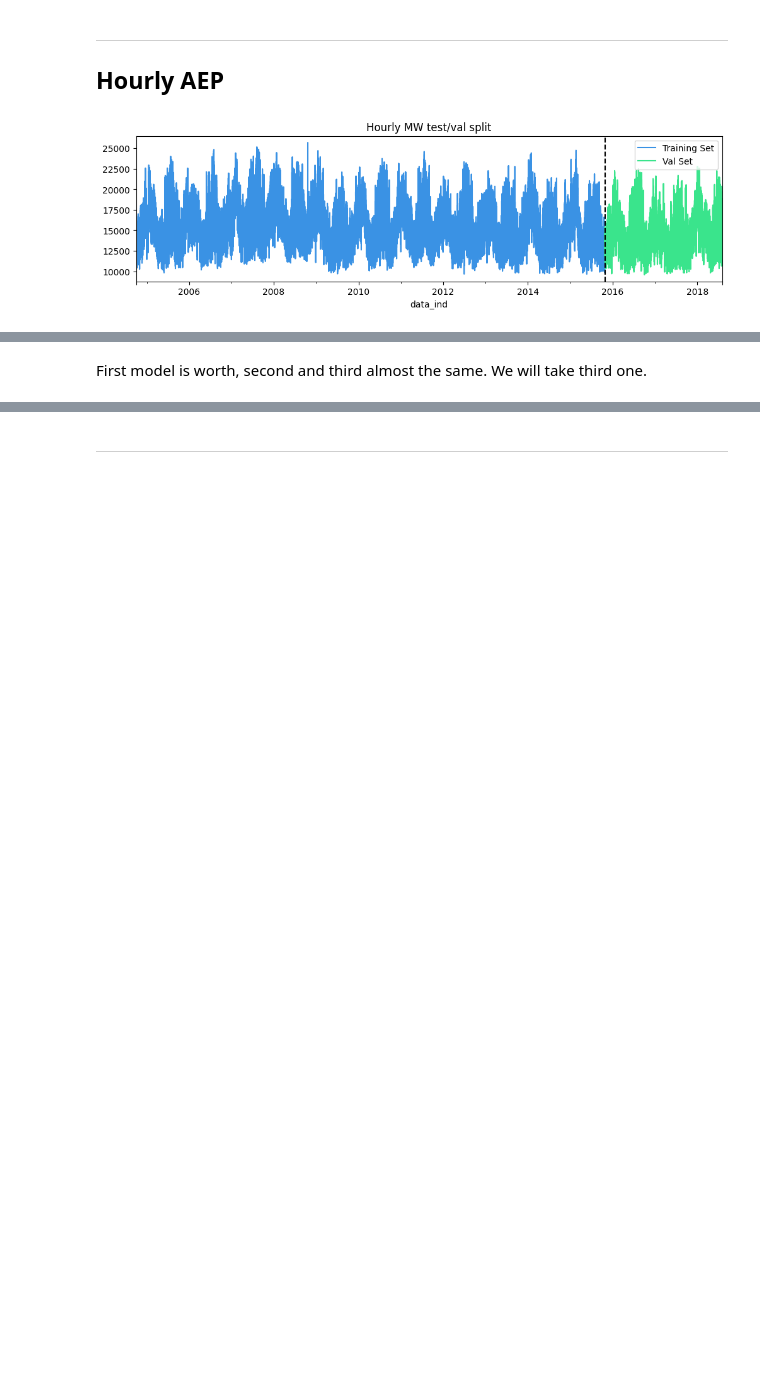
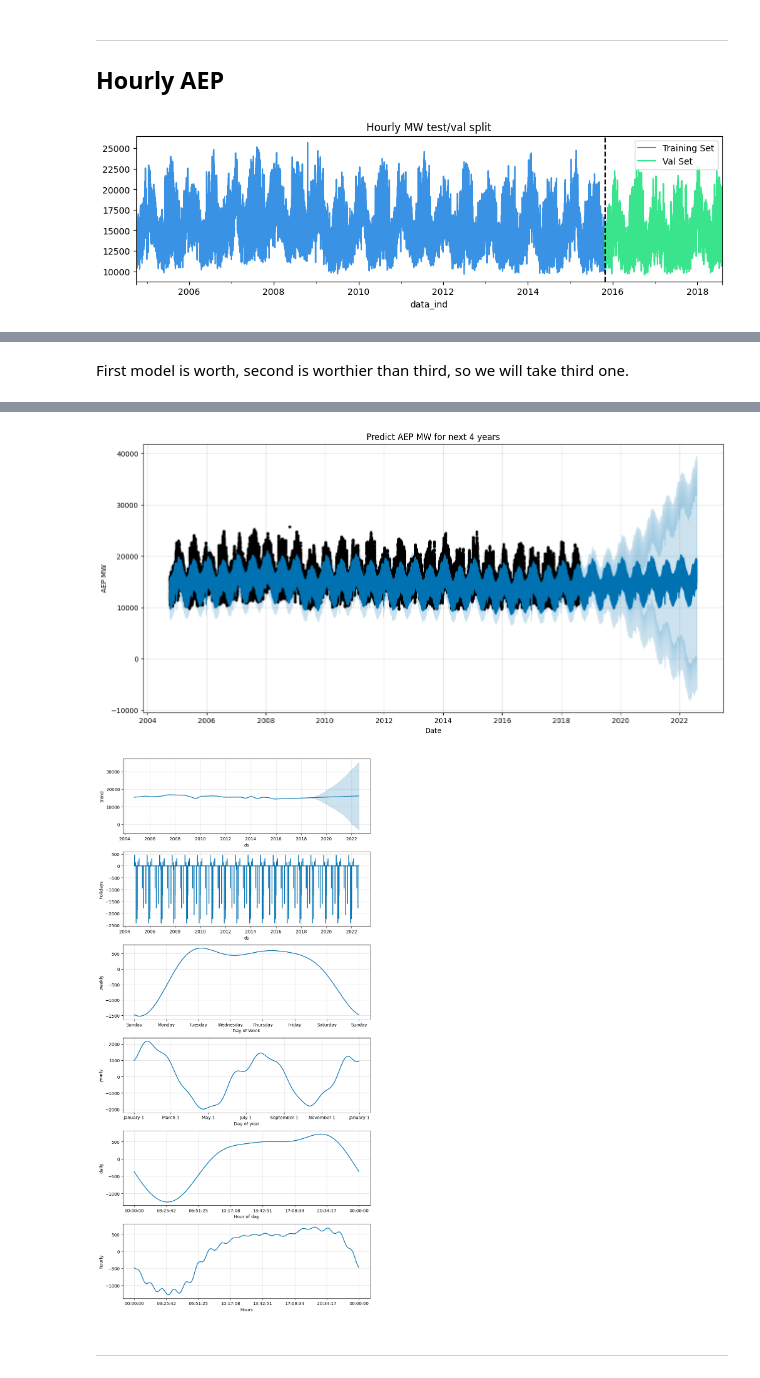
Before and after one commit to HannaHalka/Time-Series, a Jupyter notebook: Ass7/Assignment7.ipynb, the cells around one changed output, grey strips where cells are left out. Cells and saved outputs as stored; diff of their text form; code cells hidden in the pictures; blank space fills up the shorter version.

```diff
--- a/Ass7/Assignment7.ipynb
+++ b/Ass7/Assignment7.ipynb
@@ -243,7 +241,7 @@ pred_plot(val_aep['ds'], val_aep['y'], pred, title="Third seasonal model for MW"
 # %% [markdown]
-First model is worth, second and third almost the same. We will take third one.
+First model is worth, second is worthier than third, so we will take third one.
 # %%
 model, pred = build_model(train_aep, val_aep, holiday=True, season=True,
                           s_name='hourly', calculate_metrics=False, pred_len=35041, freq='h')
-final_model(model, pred, 'AEP MW', title="Predict AEp MW for next 4 years")
+final_model(model, pred, 'AEP MW', title="Predict AEP MW for next 4 years")
 # %% [output]
@@ -251,2 +250,4 @@ final_model(model, pred, 'AEP MW', title="Predict AEp MW for next 4 years")
+[figure, added]
+[figure, added]
 # %% [markdown]
 ---
```
Also changed, not shown: parts of 11 cells of this notebook, 1 other file.
